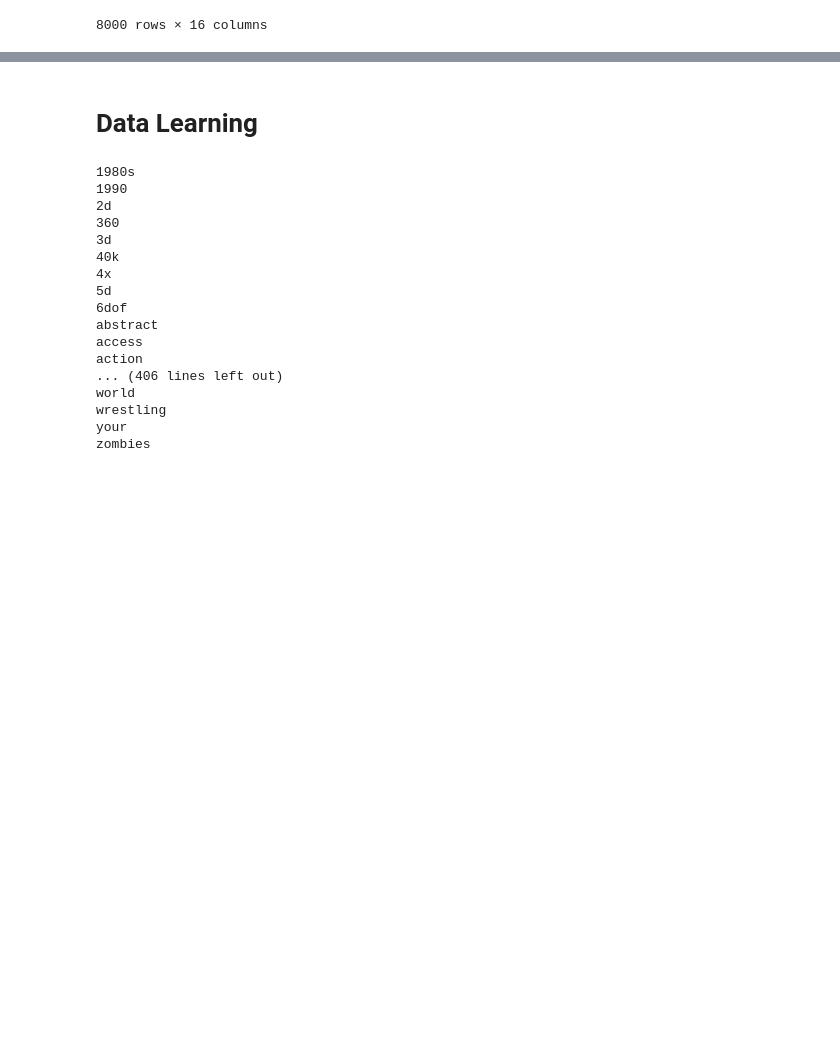
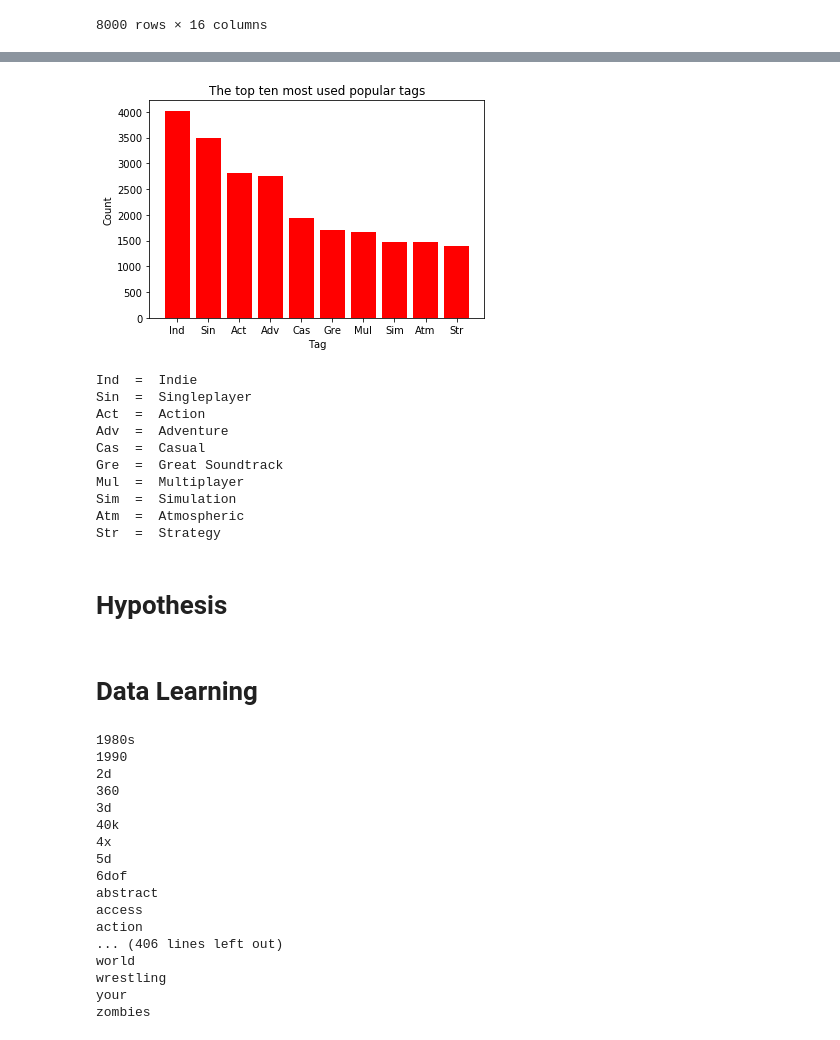
Before and after one commit to dubiousg/MLAH_ASSIGNMENT, a Jupyter notebook: Cooper_Maxim_MLAHAssignment.ipynb, the cells around one changed output, grey strips where cells are left out. Drawn from its saved outputs; the diff is of its cells as text; code cells hidden in the pictures; blank space fills up the shorter version.

```diff
--- a/Cooper_Maxim_MLAHAssignment.ipynb
+++ b/Cooper_Maxim_MLAHAssignment.ipynb
@@ -298,3 +453,66 @@ purged_steam_data
+# %%
+import matplotlib.pyplot as plt
+import operator
+#create a dictionary for containing the count of each tag
+counts = dict()
+#create an array of all the tags spliting them at comma`s
+words = str.split(huge_string, ',')
+#loop through words array
+for word in words:
+    #if the word is already present in the dictionary add one to the count
+    #else create a new word in the dictionary and set the count to one
+    if word in counts:
+        counts[word] += 1
+    else:
+        counts[word] = 1
+
+#sort the dictionary from largest item to lowest
+counts_dict = sorted(counts.items(), key=operator.itemgetter(1), reverse=True)
+
+#reduce the dictionary down to the top ten
+counts_dict = dict(counts_dict[0:10])
+
+#list for containing the top ten popular tags with shortened names
+short_tag_names = []
+
+#list for containing the top ten popular tags with the actual full names
+#obtain all the keys from the dictionary and create the list
+actual_tag_names = list(counts_dict.keys())
+
+#loop through the actual tag names and then take the first three letters and append them to the list
+for tag_name in actual_tag_names:
+   short_tag_names.append(tag_name[:3])
+
+#plot the bars
+plt.bar(short_tag_names, counts_dict.values(), color='red')
+
+#x axis is the tag names
+plt.xlabel('Tag')
+
+#y axis is the count of each tag
+plt.ylabel('Count')
+
+plt.title('The top ten most used popular tags')
+
+plt.show()
+
+#show the shortened name against the actual names to identify which bar belongs to which tag
+for index in range(0, len(actual_tag_names)):
+    print(short_tag_names[index], " = ", actual_tag_names[index])
+# %% [output]
+[figure, added]
+Ind  =  Indie
+Sin  =  Singleplayer
+Act  =  Action
+Adv  =  Adventure
+Cas  =  Casual
+Gre  =  Great Soundtrack
+Mul  =  Multiplayer
+Sim  =  Simulation
+Atm  =  Atmospheric
+Str  =  Strategy
+# %% [markdown]
+# Hypothesis
 # %% [markdown]
 # Data Learning
 # %%
```
Also changed, not shown: parts of 13 cells of this notebook.
